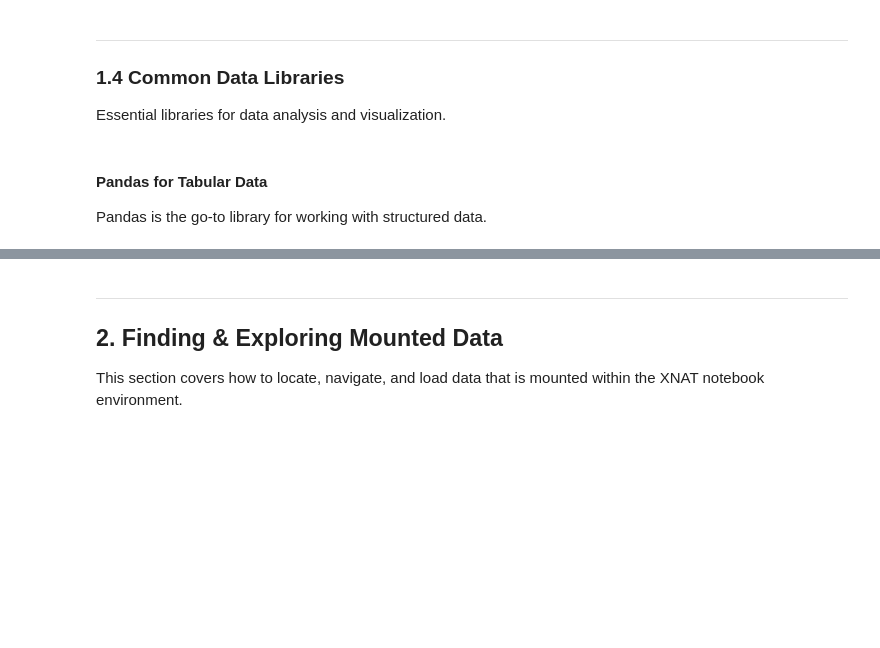
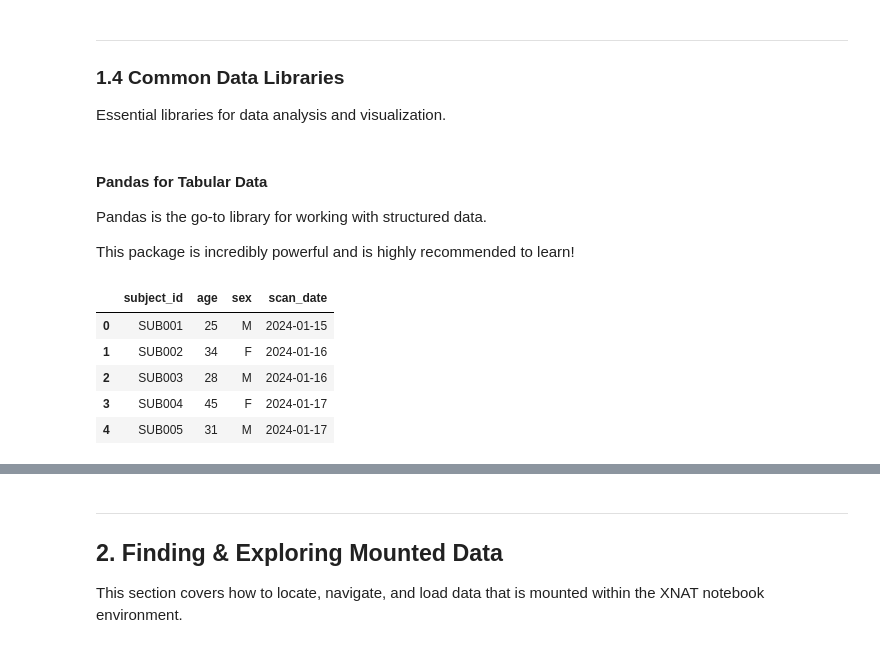
Before and after one commit to Thorpe7/Notebooks, a Jupyter notebook: Introduction_Notebook/intro_xnat_nb.ipynb, the cells around one changed output, grey strips where cells are left out. Cells and saved outputs as stored; diff of their text form; code cells hidden in the pictures; blank space fills up the shorter version.

```diff
--- a/Introduction_Notebook/intro_xnat_nb.ipynb
+++ b/Introduction_Notebook/intro_xnat_nb.ipynb
@@ -331,19 +549,28 @@ Essential libraries for data analysis and visualization.
 #### Pandas for Tabular Data
 
 Pandas is the go-to library for working with structured data.
+
+This package is incredibly powerful and is highly recommended to learn!
 # %%
 import pandas as pd
 
-# Create a sample DataFrame
-data = {
+# Create a sample DataFrame of fake data
+fake_data = {
     'subject_id': ['SUB001', 'SUB002', 'SUB003', 'SUB004', 'SUB005'],
     'age': [25, 34, 28, 45, 31],
     'sex': ['M', 'F', 'M', 'F', 'M'],
     'scan_date': ['2024-01-15', '2024-01-16', '2024-01-16', '2024-01-17', '2024-01-17']
 }
 
-df = pd.DataFrame(data)
+df = pd.DataFrame(fake_data)
 df
+# %% [output]
+|  | subject_id | age | sex | scan_date |
+| 0 | SUB001 | 25 | M | 2024-01-15 |
+| 1 | SUB002 | 34 | F | 2024-01-16 |
+| 2 | SUB003 | 28 | M | 2024-01-16 |
+| 3 | SUB004 | 45 | F | 2024-01-17 |
+| 4 | SUB005 | 31 | M | 2024-01-17 |
 # %%
 # Basic DataFrame inspection
 print("DataFrame Info:")
```
Also changed, not shown: parts of 76 cells of this notebook.
